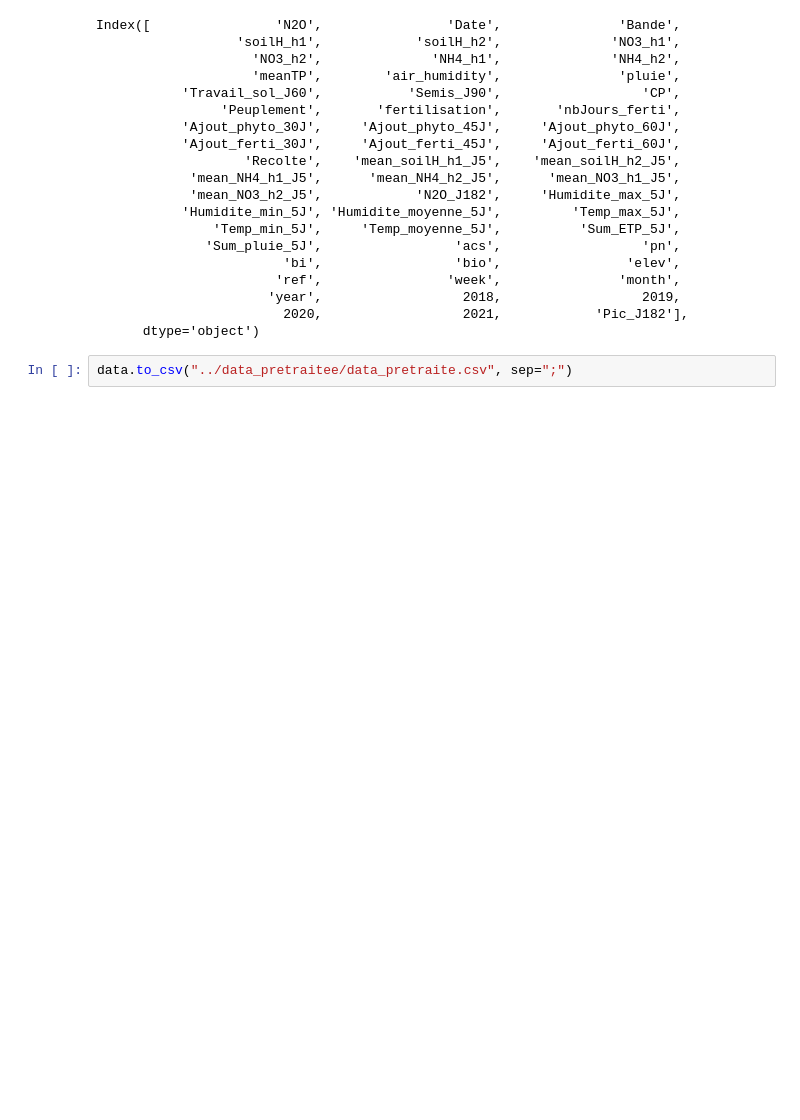
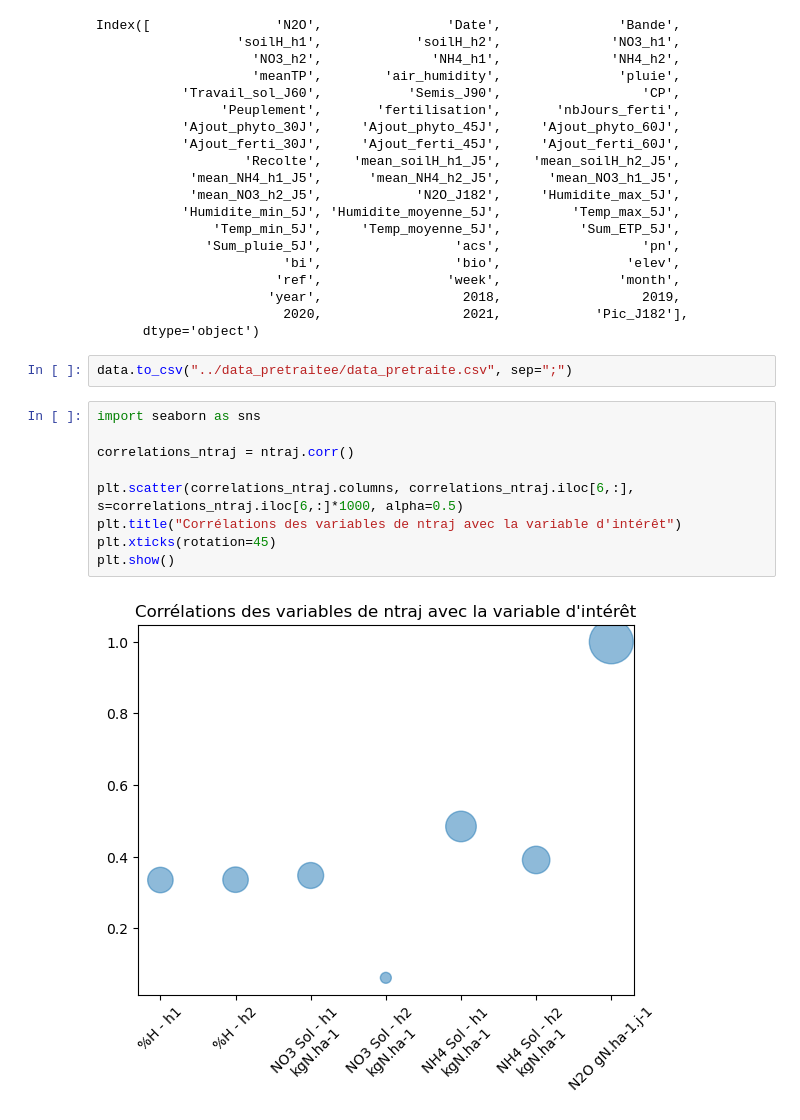
Before and after one commit to drylse/fil_rouge, a Jupyter notebook: codes_pretraitement/pretraitement.ipynb, the cells around one changed output. Cells and saved outputs as stored; diff of their text form; blank space fills up the shorter version.

Commit message:
ajout corrélations data pretraitement

```diff
--- a/codes_pretraitement/pretraitement.ipynb
+++ b/codes_pretraitement/pretraitement.ipynb
@@ -1307,3 +1285,14 @@ Index([                'N2O',                'Date',               'Bande',
       dtype='object')
 # %%
 data.to_csv("../data_pretraitee/data_pretraite.csv", sep=";")
+# %%
+import seaborn as sns
+
+correlations_ntraj = ntraj.corr()
+
+plt.scatter(correlations_ntraj.columns, correlations_ntraj.iloc[6,:], s=correlations_ntraj.iloc[6,:]*1000, alpha=0.5)
+plt.title("Corrélations des variables de ntraj avec la variable d'intérêt")
+plt.xticks(rotation=45)
+plt.show()
+# %% [output]
+[figure, added]
```
Also changed, not shown: parts of 4 cells of this notebook, 2 other files.
